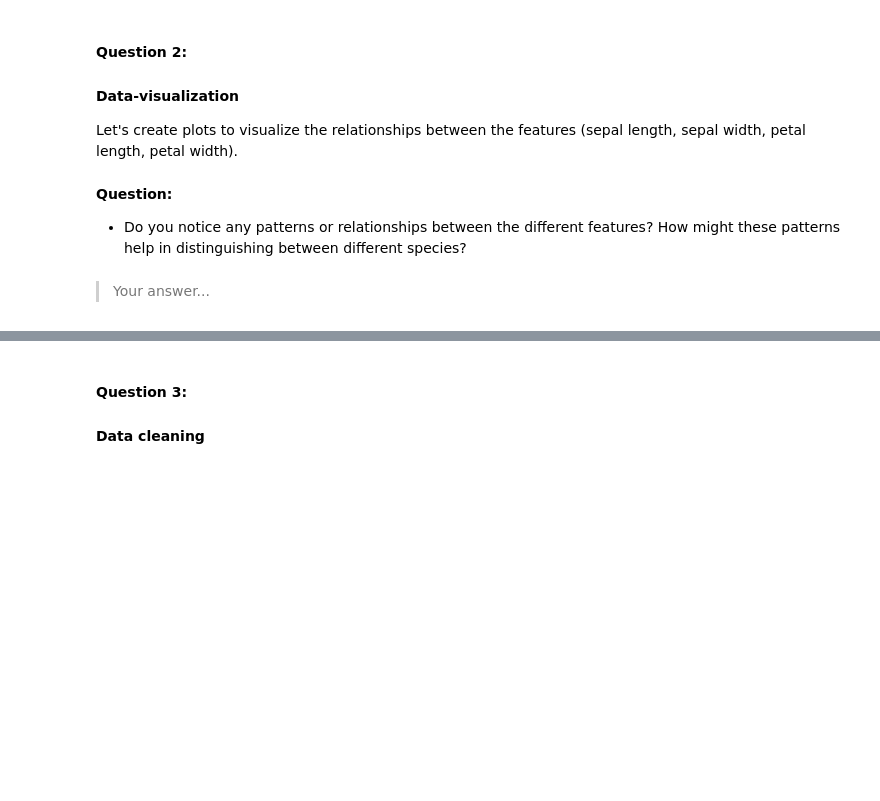
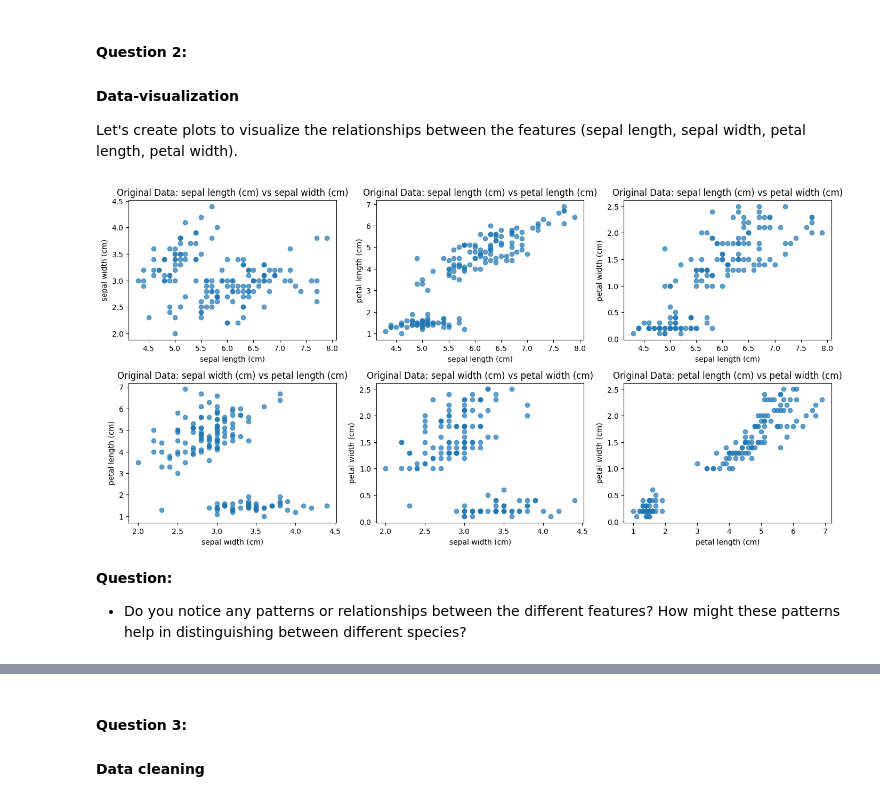
Before and after one commit to jeffey97/applying_statistical_concepts, a Jupyter notebook: 02_activities/assignments/assignment_3.ipynb, the cells around one changed output, grey strips where cells are left out. Saved outputs shown, nothing was run; the diff lists cells and outputs as text; code cells hidden in the pictures; blank space fills up the shorter version.

Commit message:
Data visualized and interpretation was provided for question_2

```diff
--- a/02_activities/assignments/assignment_3.ipynb
+++ b/02_activities/assignments/assignment_3.ipynb
@@ -79,7 +79,7 @@ def plot_feature_pairs(data, feature_names, color_labels=None, title_prefix=''):
     - title_prefix: Optional. Prefix for plot titles to distinguish between different sets of plots.
     """
     # Create a figure for the scatter plots
-    plt.figure(figsize=(12, 10))
+    plt.figure(figsize=(14, 10))
 
     # Counter for subplot index
     plot_number = 1
@@ -87,35 +87,35 @@ def plot_feature_pairs(data, feature_names, color_labels=None, title_prefix=''):
     # Loop through each pair of features
     for i in range(len(feature_names)):
         for j in range(i + 1, len(feature_names)):
             plt.subplot(len(feature_names)-1, len(feature_names)-1, plot_number)
 
             # Scatter plot colored by labels if provided
             if color_labels is not None:
                 plt.scatter(data[feature_names[i]], data[feature_names[j]],
                             c=color_labels, cmap='viridis', alpha=0.7)
             else:
                 plt.scatter(data[feature_names[i]], data[feature_names[j]], alpha=0.7)
 
             plt.xlabel(feature_names[i])
             plt.ylabel(feature_names[j])
             plt.title(f'{title_prefix}{feature_names[i]} vs {feature_names[j]}')
 
             # Increment the plot number
             plot_number += 1
 
     # Adjust layout to prevent overlap
     plt.tight_layout()
 
     # Show the plot
     plt.show()
 
 # Get feature names
 feature_names = iris_df.columns
 
 # Use the helper function to plot scatter plots without coloring by cluster labels
 plot_feature_pairs(iris_df, feature_names, title_prefix='Original Data: ')
+# %% [output]
+[figure, added]
 # %% [markdown]
 **Question:**
 - Do you notice any patterns or relationships between the different features? How might these patterns help in distinguishing between different species?
-# %% [markdown]
-> Your answer...
```
Also changed, not shown: parts of 1 cell of this notebook.
